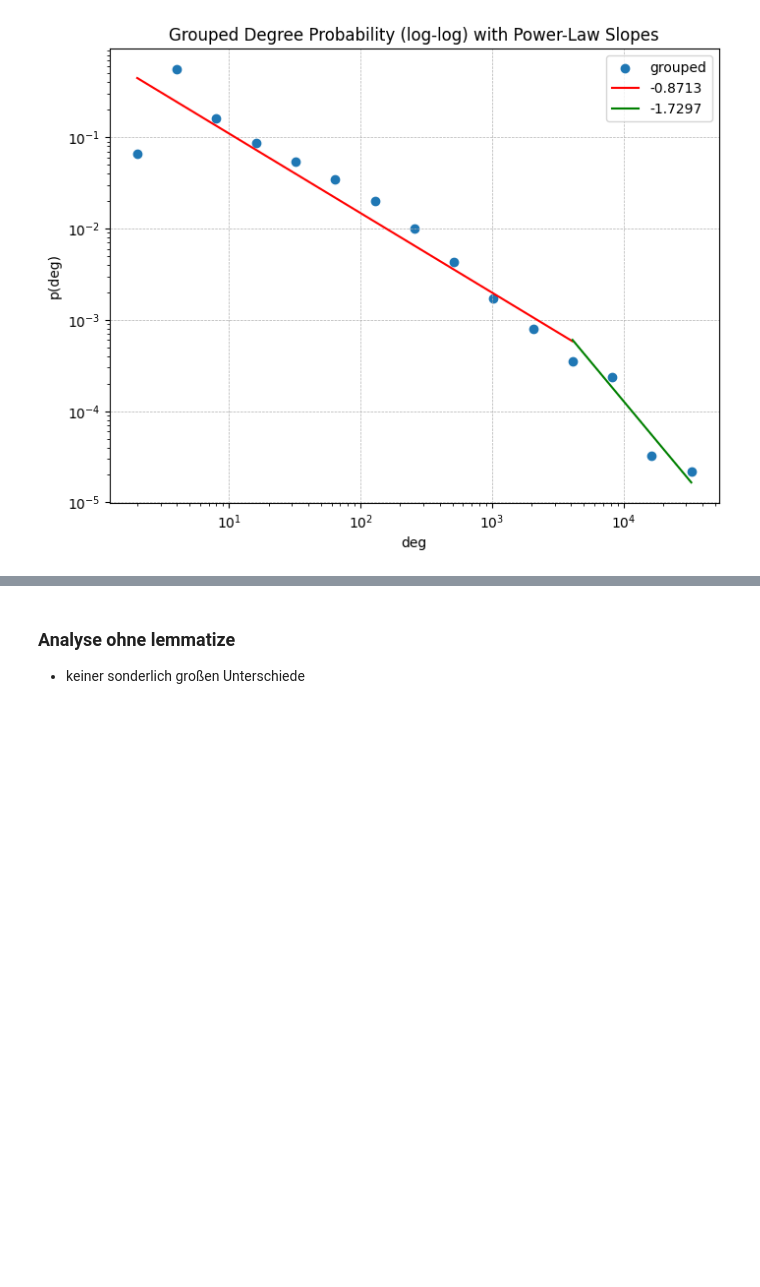
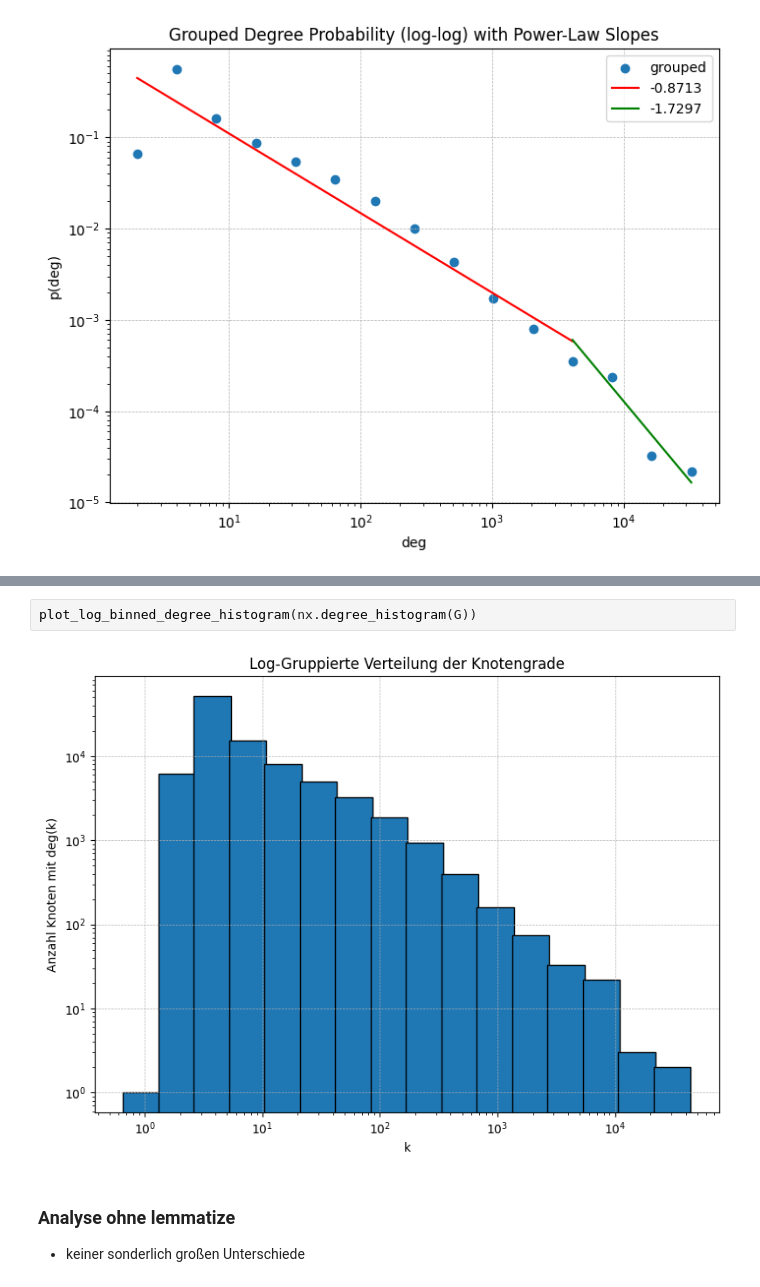
Before and after one commit to Amerek200/63055KomplexeNetze, a Jupyter notebook: data_analysis/regiment_plot.ipynb, the cells around one changed output, grey strips where cells are left out. Saved outputs shown, nothing was run; the diff lists cells and outputs as text; blank space fills up the shorter version.

```diff
--- a/data_analysis/regiment_plot.ipynb
+++ b/data_analysis/regiment_plot.ipynb
@@ -890,3 +1045,7 @@ Anzahl der Knotengrade: 1028, max degree: 53890, Anzahl Buckets: 15
+# %%
+plot_log_binned_degree_histogram(nx.degree_histogram(G))
+# %% [output]
+[figure, added]
 # %% [markdown]
 ### Analyse ohne lemmatize
 - keiner sonderlich großen Unterschiede
```
Also changed, not shown: parts of 4 cells of this notebook, 1 other file.
